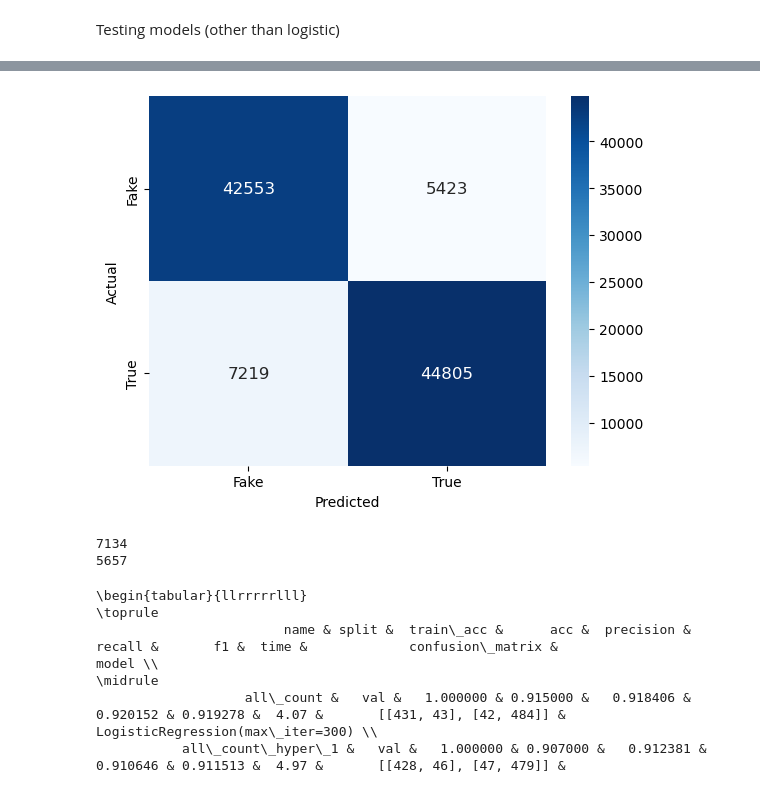
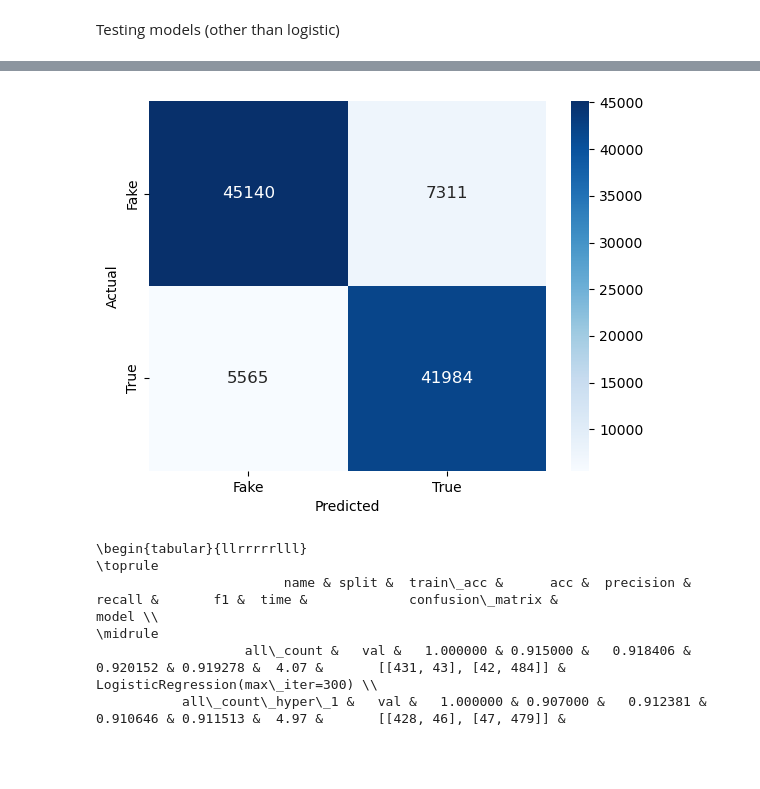
Before and after one commit to henrikdchristensen/DIKU-DS-Exam-FakeNewsDetection, a Jupyter notebook: src/Logistic_model.ipynb, the cells around one changed output, grey strips where cells are left out. Saved outputs shown, nothing was run; the diff lists cells and outputs as text; code cells hidden in the pictures; blank space fills up the shorter version.

```diff
--- a/src/Logistic_model.ipynb
+++ b/src/Logistic_model.ipynb
@@ -348,24 +343,18 @@ all_count_hyper_2 finished in 343.65 seconds
 | 2 | all_count | liar | 0.999941 | 0.442342 | 0.517241 | 0.002103 | 0.004188 | 342.31 | [[5643, 14], [7119, 15]] | LogisticRegression(max_iter=300) |
 | 2 | all_count_hyper_2 | liar | 0.999620 | 0.442186 | 0.000000 | 0.000000 | 0.000000 | 342.35 | [[5656, 1], [7134, 0]] | LogisticRegression(C=0.1, max_ite... |
 # %%
-model_name = "all_count_hyper_1"
+model_name = "content_count_hyper"
 
-#metrics = test_stats_simple.metrics
-#metrics_test = metrics[metrics["split"] == "test"]
-cm = [[42553, 5423], [7219, 44805]] #metrics_test[metrics_test["name"] == model_name]["confusion_matrix"].values[0] * 100
-sns.heatmap(cm, annot=True, cmap="Blues", xticklabels=["Fake","True"], yticklabels=["Fake","True"], fmt="d", annot_kws={"size": 12})
+metrics = test_stats_simple.metrics
+metrics_test = metrics[metrics["split"] == "test"]
+cm = metrics_test[metrics_test["name"] == model_name]["confusion_matrix"].values[0]
+tn, fp, fn, tp = cm.ravel()
+sns.heatmap([[tp, fn],[fp, tn]], annot=True, cmap="Blues", xticklabels=["Fake","True"], yticklabels=["Fake","True"], fmt="d", annot_kws={"size": 12})
 plt.xlabel("Predicted")
 plt.ylabel("Actual")
 plt.show()
 # %% [output]
-[figure, old version]
+[figure, new version]
-# %%
-print(len(y_liar[y_liar == 1]))
-print(len(y_liar[y_liar == 0]))
-# calculate f1 score by only predicting 1
-# %% [output]
-7134
-5657
 # %%
 print(test_stats_simple.metrics.sort_values(by=["split","f1"], ascending=False).to_latex(index=False))
 # %% [output]
```
Also changed, not shown: parts of 1 cell of this notebook.
